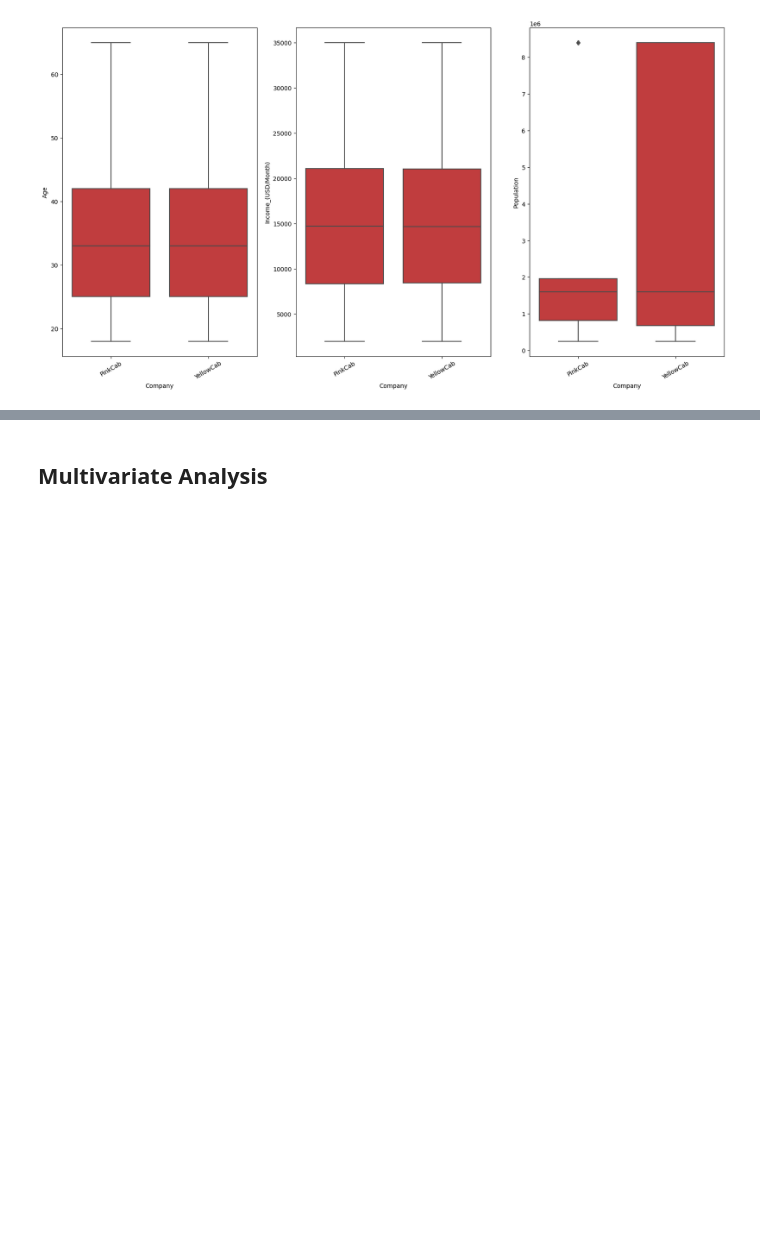
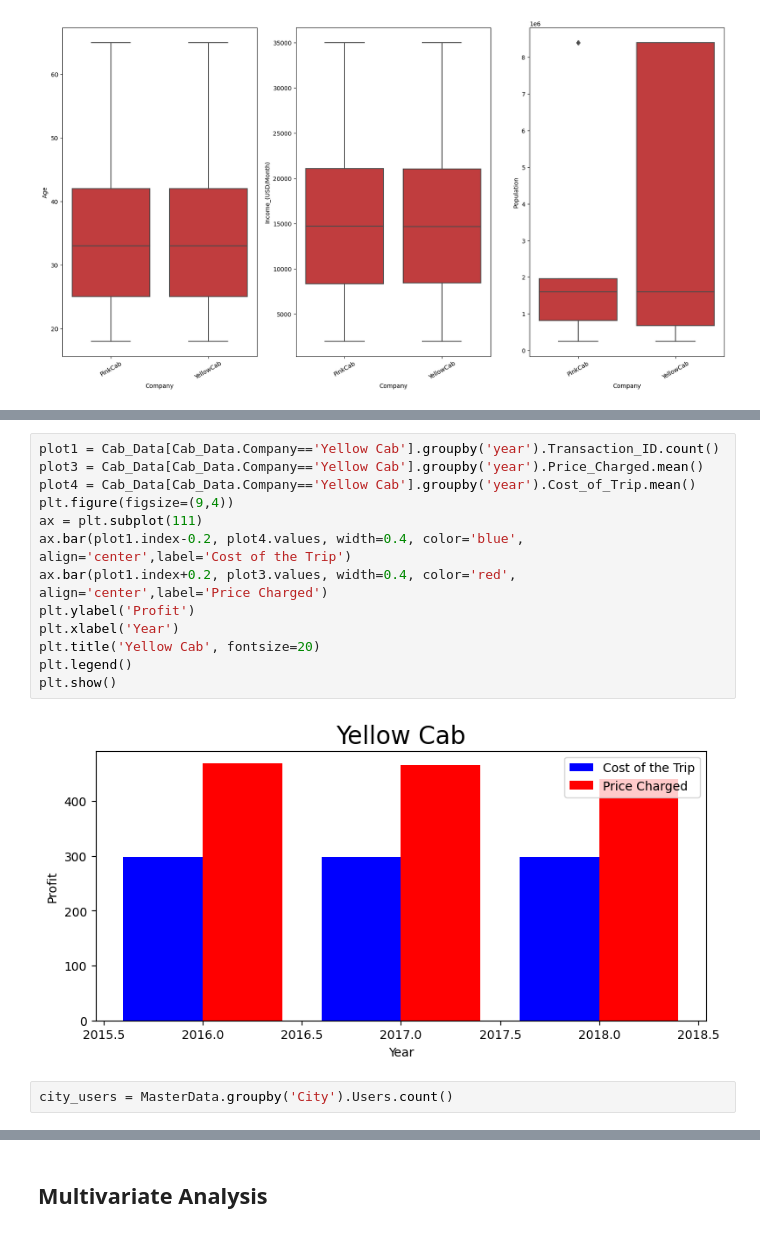
Before and after one commit to daameya/Cab-Portfolio-Analysis-for-Investment-firm, a Jupyter notebook: src/Notebooks/G2M EDA.ipynb, the cells around one changed output, grey strips where cells are left out. Saved outputs shown, nothing was run; the diff lists cells and outputs as text; blank space fills up the shorter version.

```diff
--- a/src/Notebooks/G2M EDA.ipynb
+++ b/src/Notebooks/G2M EDA.ipynb
@@ -590,0 +625,17 @@ plt.show()
+# %%
+plot1 = Cab_Data[Cab_Data.Company=='Yellow Cab'].groupby('year').Transaction_ID.count()
+plot3 = Cab_Data[Cab_Data.Company=='Yellow Cab'].groupby('year').Price_Charged.mean()
+plot4 = Cab_Data[Cab_Data.Company=='Yellow Cab'].groupby('year').Cost_of_Trip.mean()
+plt.figure(figsize=(9,4))
+ax = plt.subplot(111)
+ax.bar(plot1.index-0.2, plot4.values, width=0.4, color='blue', align='center',label='Cost of the Trip')
+ax.bar(plot1.index+0.2, plot3.values, width=0.4, color='red', align='center',label='Price Charged')
+plt.ylabel('Profit')
+plt.xlabel('Year')
+plt.title('Yellow Cab', fontsize=20)
+plt.legend()
+plt.show()
+# %% [output]
+[figure, added]
+# %%
+city_users = MasterData.groupby('City').Users.count()
```
Also changed, not shown: parts of 11 cells of this notebook, 1 other file.
